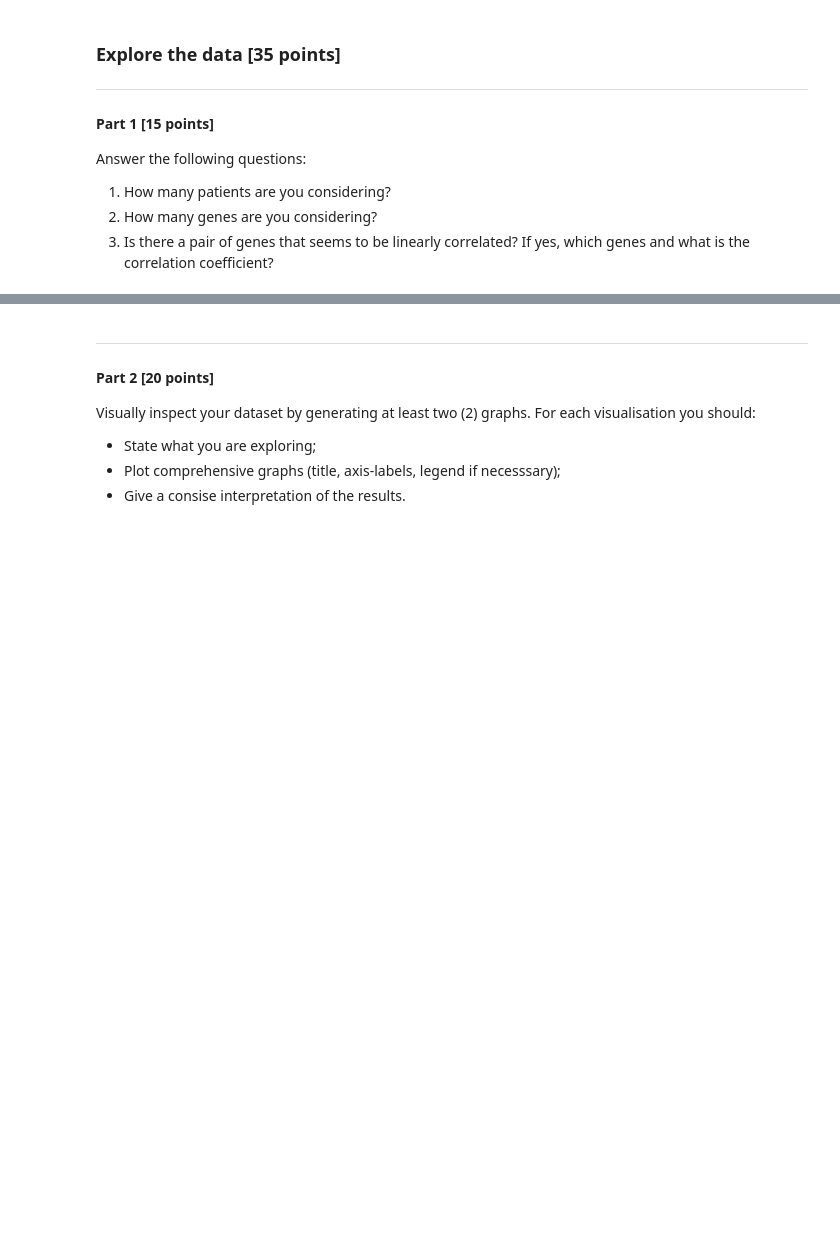
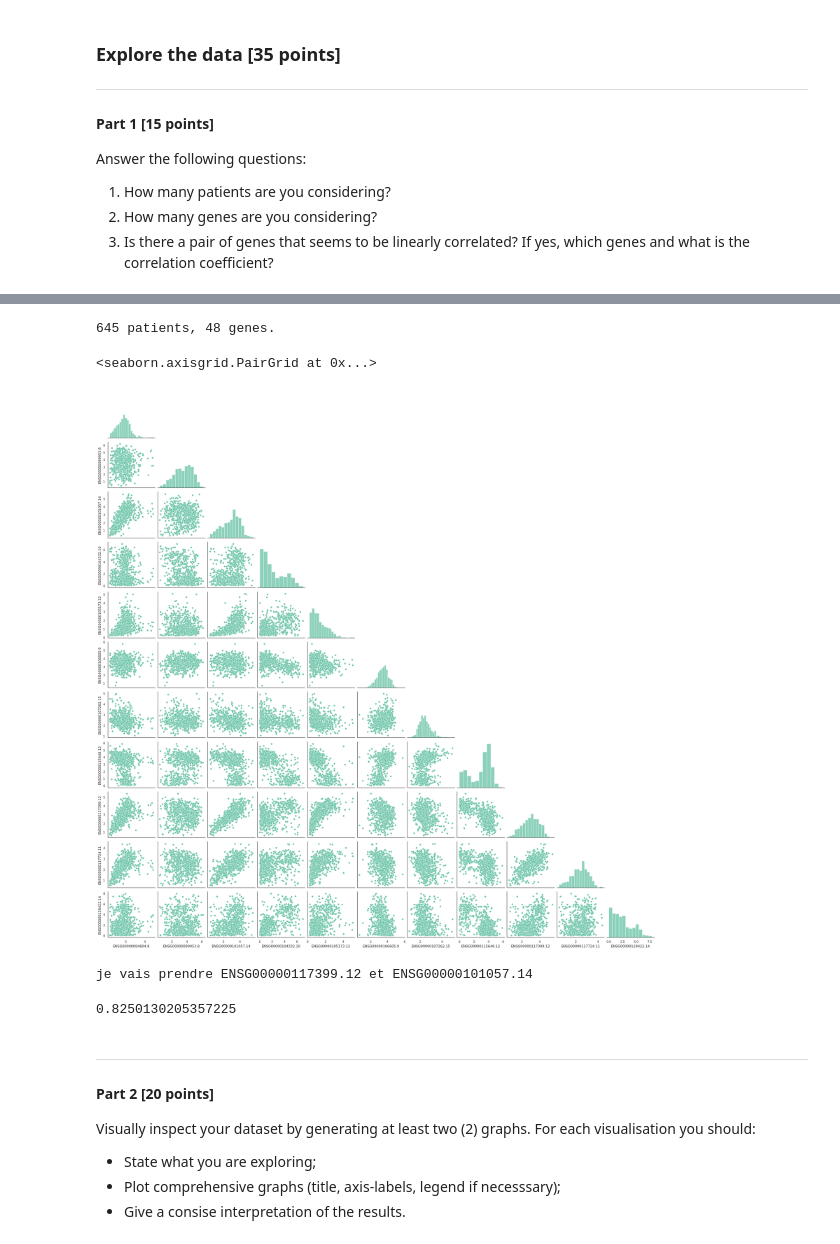
Before and after one commit to JadeCimmino/bioinfo, a Jupyter notebook: data_analysis_3.ipynb, the cells around one changed output, grey strips where cells are left out. Cells and saved outputs as stored; diff of their text form; code cells hidden in the pictures; blank space fills up the shorter version.

```diff
--- a/data_analysis_3.ipynb
+++ b/data_analysis_3.ipynb
@@ -214,0 +213,10 @@ pd.DataFrame(data.penguin)
+# %%
+import pandas as pd
+import seaborn as sns
+import scipy as sp
+exp = pd.read_table("breast_cancer_expression.tsv", header=0)
+sub = pd.read_table("breast_cancer_subtype.tsv", header=None)
+
+result = pd.concat([sub, exp], axis=1)
+result.rename({0 : "subtype"}, axis=1, inplace=True)
+result
@@ -229,3 +247,21 @@ ENSG00000117399.12  vs.  ENSG00000142945.11  ------> 0.92
+# %%
+print(result.shape[0], "patients,", result.shape[1], "genes.")
+# %% [output]
+645 patients, 48 genes.
+# %%
+sns.pairplot(result.iloc[:, 9:20], corner=True)
+# %% [output]
+<seaborn.axisgrid.PairGrid at 0x...>
+[figure, added]
+# %%
+print("je vais prendre ENSG00000117399.12 et ENSG00000101057.14")
+# %% [output]
+je vais prendre ENSG00000117399.12 et ENSG00000101057.14
+# %%
+reg = sp.stats.linregress(x=result["ENSG00000117399.12"], y=result["ENSG00000101057.14"])
+reg.rvalue
+# %% [output]
+0.8250130205357225
 # %% [markdown]
 <hr>
 
```
Also changed, not shown: parts of 6 cells of this notebook.
